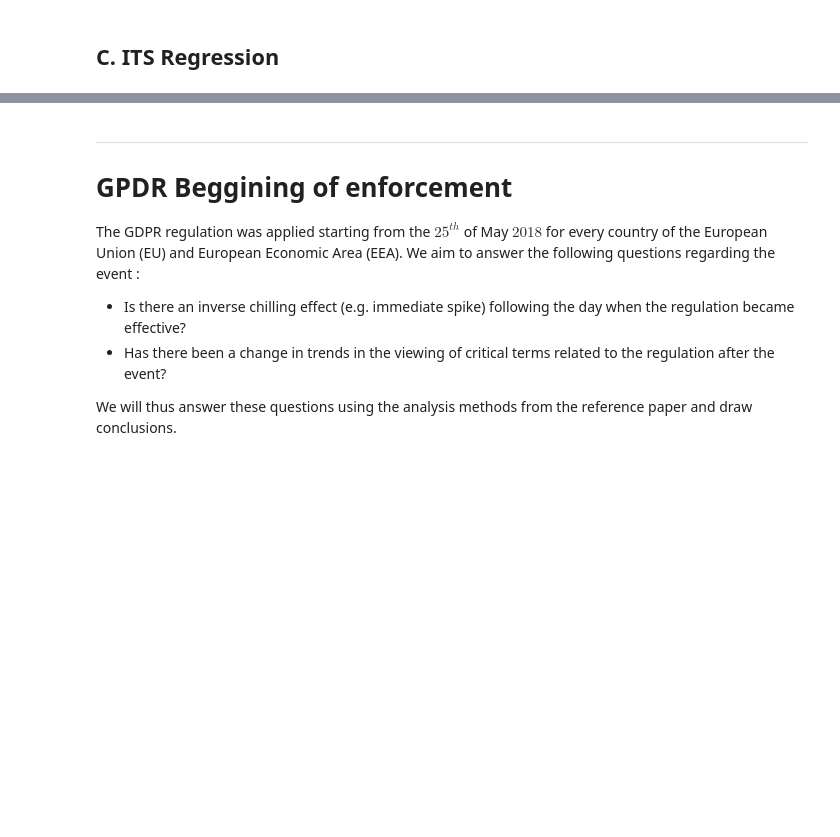
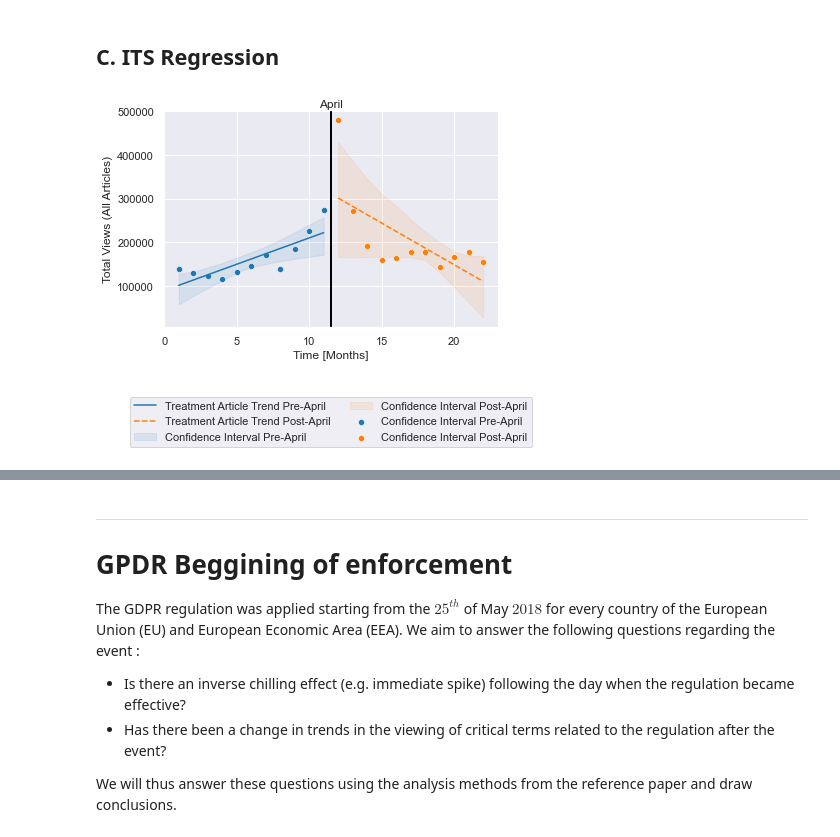
Before and after one commit to epfl-ada/ada-2020-project-milestone-p3-p3_studybuddy, a Jupyter notebook: MilestoneP3.ipynb, the cells around one changed output, grey strips where cells are left out. Cells and saved outputs as stored; diff of their text form; code cells hidden in the pictures; blank space fills up the shorter version.

```diff
--- a/MilestoneP3.ipynb
+++ b/MilestoneP3.ipynb
@@ -736,15 +835,15 @@ def plot_trends_confidence_intervals(df, reference_point, ypred, y_error, color)
         the trend values following the ITS regression model
     y_error :numpy.ndarray
         the lower and upper 95% confidence interval
-    color : string
-        the color for plotting
+    color : list
+        the list of colors for plotting pre- and post-trends
     '''
-    plt.plot(df['time'][:reference_point], ypred[:reference_point], color=color, linestyle='-')
-    plt.plot(df['time'][reference_point:], ypred[reference_point:], color=color, linestyle='--')
-    plt.fill_between(df['time'][reference_point:], y_error[:,0][reference_point:], y_error[:,1][reference_point:], color=color, alpha=0.1)
-    plt.fill_between(df['time'][:reference_point], y_error[:,0][:reference_point], y_error[:,1][:reference_point], color=color, alpha=0.1)
+    plt.plot(df['time'][:reference_point], ypred[:reference_point], color=color[0], linestyle='-')
+    plt.plot(df['time'][reference_point:], ypred[reference_point:], color=color[1], linestyle='--')
+    plt.fill_between(df['time'][:reference_point], y_error[:,0][:reference_point], y_error[:,1][:reference_point], color=color[0], alpha=0.1)
+    plt.fill_between(df['time'][reference_point:], y_error[:,0][reference_point:], y_error[:,1][reference_point:], color=color[1], alpha=0.1)
 # %%
-def plotting(intervention, df_name, reference_point, df, df_pred, df_error, color):
+def plotting(intervention, df_name, reference_point, df, df_pred, df_error, color=['tab:blue', 'tab:orange']):
     '''
     Plot the monthly time series and regressions with the confidence interval for the
     given dataset and its interruption moment with labels
@@ -763,8 +862,8 @@ def plotting(intervention, df_name, reference_point, df, df_pred, df_error, colo
         the predicted trend values following the ITS regression model of the group
     treatment_error : numpy.ndarray
         the lower and upper 95% confidence interval of the group
-    color : string
-        the color of the plotting
+    color : list
+        the list of colors of the plotting, deafault = ['tab:blue', 'tab:orange']
     '''
 
     # Initialize plot style
@@ -775,11 +874,12 @@ def plotting(intervention, df_name, reference_point, df, df_pred, df_error, colo
 
     # Add Labels
     plt.xlabel(f"Time [Months]")
-    plt.ylabel(f"Total Views (All Articles)")
-    plt.title(intervention);
+    plt.ylabel(f"Total Views (All Articles)");
 
     # Plot scatter points
-    sns.scatterplot(data=df, x="time", y="Pageviews", color=color)
+    sns.scatterplot(data=df[:reference_point], x="time", y="Pageviews", color=color[0])
+    sns.scatterplot(data=df[reference_point:], x="time", y="Pageviews", color=color[1])
+
 
     # Add Legend
     plt.legend(bbox_to_anchor=(-0.1, -0.55, 1.2, .102), loc='lower center',
@@ -789,7 +889,9 @@ def plotting(intervention, df_name, reference_point, df, df_pred, df_error, colo
                          'Confidence Interval Pre-' + intervention, 'Confidence Interval Post-' + intervention,
                          df_name + ' Articles Views (By Month)'])
 
-    # Mark mid-June 2013
+    # Adding interruption event line identifier
+    text_y_coord = plt.gca().get_ylim()[1]
+    plt.text(reference_point+0.5, text_y_coord*1.01, intervention, horizontalalignment='center')
     plt.axvline(reference_point+0.5, 0, color='black', lw=2)
 # %% [markdown]
 ---
@@ -877,0 +983,7 @@ plotting('April', 'Control', reference_point, temp_control, ypred_control, y_err
+# %%
+# Plot the treatment group trends before and after the adoption of the regulation
+plotting('April', 'Treatment', reference_point, temp_treatment, ypred_treatment, y_error_treatment)
+
+plt.savefig('figs/April_treament_trend.pdf', bbox_inches='tight')
+# %% [output]
+[figure, added]
```
Also changed, not shown: parts of 47 cells of this notebook, 9 other files.
